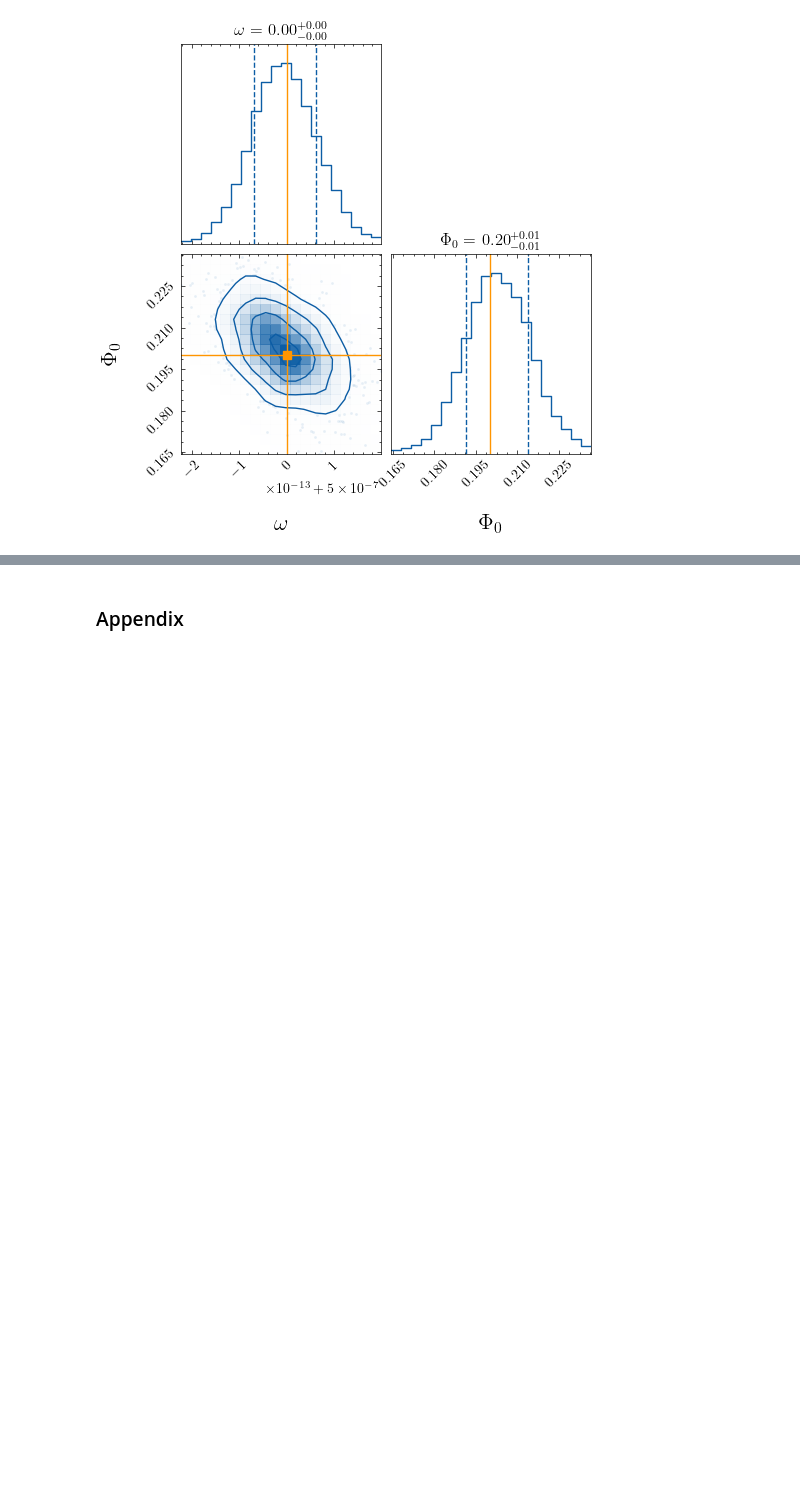
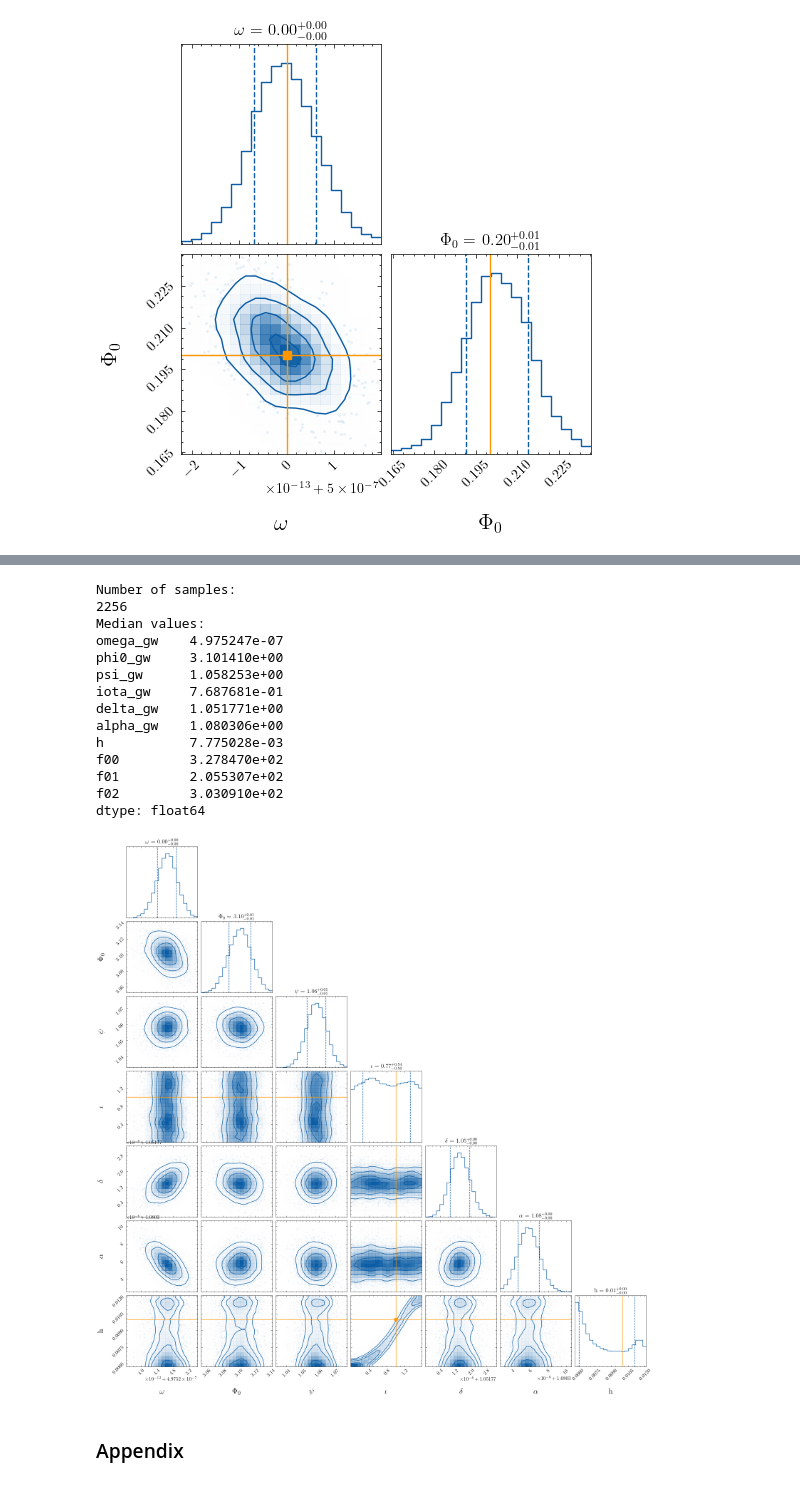
Before and after one commit to tomkimpson/StateSpacePTA, a Jupyter notebook: notebooks/plots_for_paper.ipynb, the cells around one changed output, grey strips where cells are left out. Saved outputs shown, nothing was run; the diff lists cells and outputs as text; code cells hidden in the pictures; blank space fills up the shorter version.

```diff
--- a/notebooks/plots_for_paper.ipynb
+++ b/notebooks/plots_for_paper.ipynb
@@ -178,3 +212,34 @@ dtype: float64
+# %%
+from plotting import plot_custom_corner
+import numpy as np
+
+
+
+path = "../data/nested_sampling/benchmark_all_psr_all_params_no_try_clause_result.json"
+
+ranges=None
+injection_parameters = [5e-7,0.20,2.50,1.0,1.0,1.0,1e-2]
+labels = [r'$\omega$',r'$\Phi_0$',r'$\psi$',r'$\iota$', r'$\delta$',r'$\alpha$',r'h']
+variables_to_plot = ["omega_gw","phi0_gw","psi_gw","iota_gw","delta_gw","alpha_gw", "h"]
+axes_scales = ["log", "linear","linear","linear","linear","linear","log"]
+
+plot_custom_corner(path,variables_to_plot,labels,injection_parameters,ranges,axes_scales,savefig=None)
+# %% [output]
+Number of samples:
+2256
+Median values:
+omega_gw    4.975247e-07
+phi0_gw     3.101410e+00
+psi_gw      1.058253e+00
+iota_gw     7.687681e-01
+delta_gw    1.051771e+00
+alpha_gw    1.080306e+00
+h           7.775028e-03
+f00         3.278470e+02
+f01         2.055307e+02
+f02         3.030910e+02
+dtype: float64
+[figure, added]
 # %% [markdown]
 ### Appendix
 # %%
```
Also changed, not shown: parts of 5 cells of this notebook, 10 other files.
